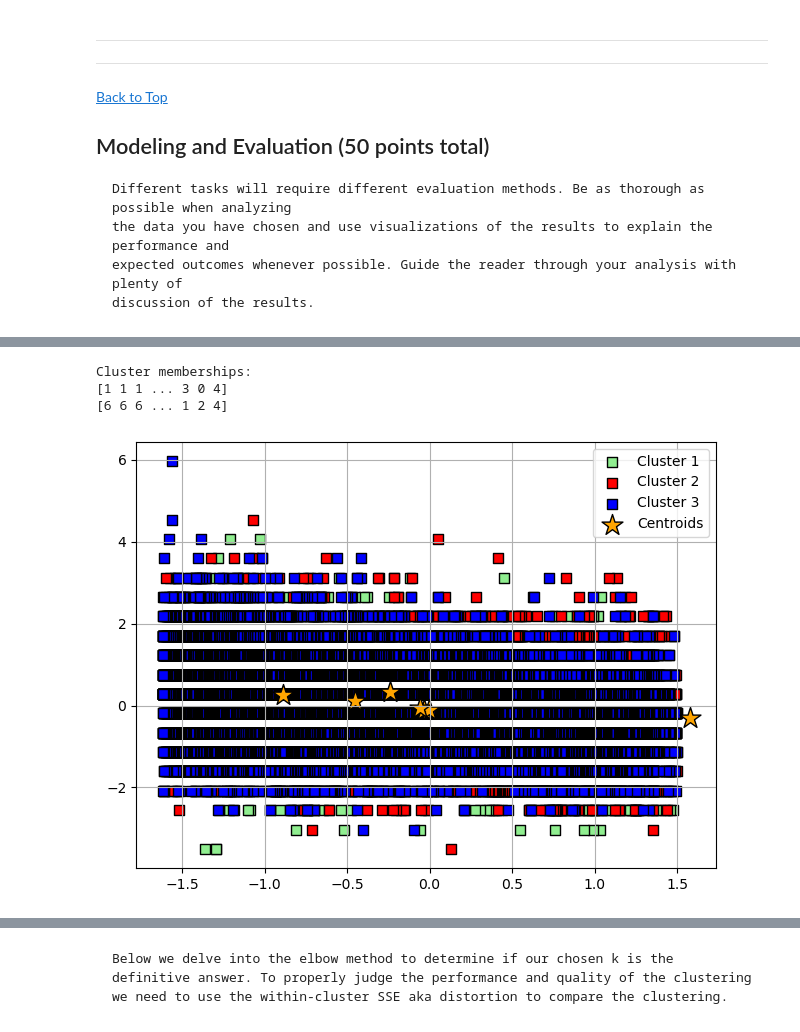
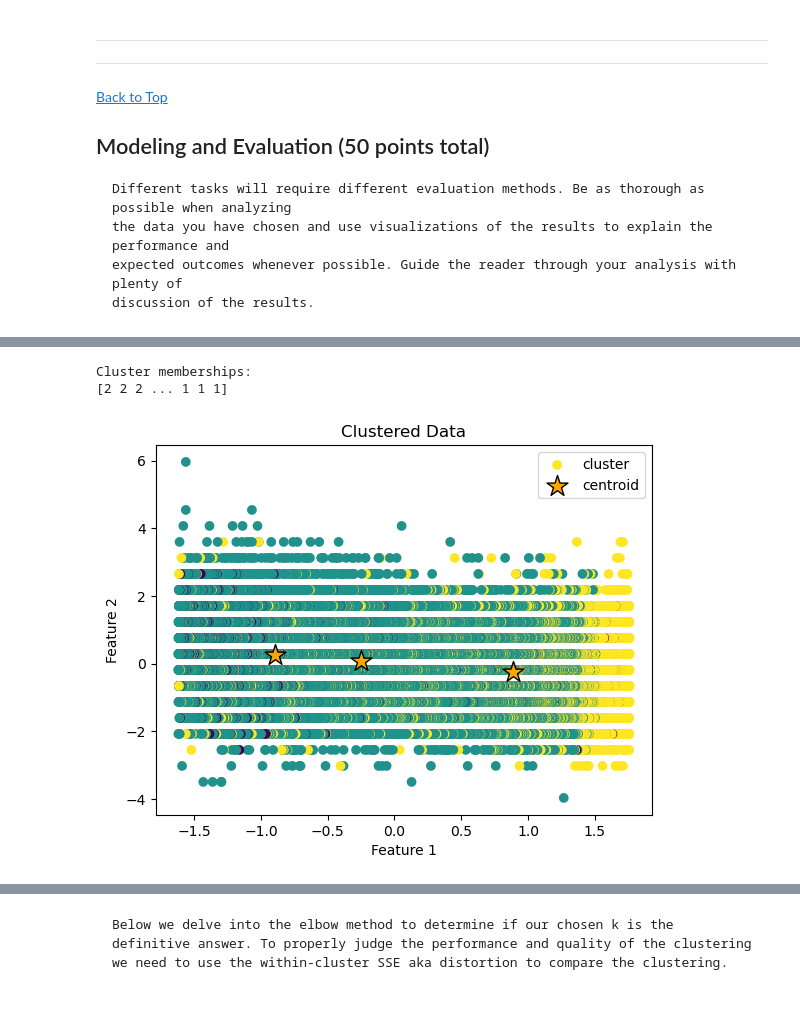
Before and after one commit to Mcusac/OnlineNewsPopML, a Jupyter notebook: 3 - Clustering, Association Rules, or Recommenders/Clustering(Matt_and_Tim).ipynb, the cells around one changed output, grey strips where cells are left out. Drawn from its saved outputs; the diff is of its cells as text; code cells hidden in the pictures.

```diff
--- a/3 - Clustering, Association Rules, or Recommenders/Clustering(Matt_and_Tim).ipynb
+++ b/3 - Clustering, Association Rules, or Recommenders/Clustering(Matt_and_Tim).ipynb
@@ -218,41 +208,21 @@ ___
 # %%
 # 5 Tim attempt
 
 
 # init used to initialize the cluster centroids - default is random but here we are choosing kmeans++ because it leads to faster convergence, n_init is the number of times to run the KMeans algo with different initializations - the default is 10
-kmeans = KMeans(init='k-means++', n_clusters=7, n_init=10).fit(df1_std)
-# three clusters from zero to two -- here we print our cluster memberships
+kmeans = KMeans(init='k-means++', n_clusters=3, n_init=10).fit(df1_std)
+
 print("Cluster memberships:\n{}".format(kmeans.labels_))
-# running the predict on the training set returns the same result as labels_
-y_km = kmeans.fit_predict(df1_std)
-print(y_km)
 
-# # Print the cluster labels and cluster centroids
-# display(kmeans.predict(df1_std))
-# display(kmeans.cluster_centers_)
+plt.scatter(df1_std[:, 0], df1_std[:, 1], c=kmeans.labels_)
+
+plt.scatter(kmeans.cluster_centers_[:, 0],kmeans.cluster_centers_[:, 1], s=250, marker='*',c='orange', edgecolor='black', label='Centroids')
+plt.legend(["cluster","centroid"], loc='best')
+plt.xlabel('Feature 1')
+plt.ylabel('Feature 2')
+plt.title('Clustered Data')
+plt.show()
 # %% [output]
 Cluster memberships:
-[1 1 1 ... 3 0 4]
-[6 6 6 ... 1 2 4]
+[2 2 2 ... 1 1 1]
+[figure, added]
-# %%
-# 6 Tim attempt
-# Cluster Viz 1 method
-
-plt.scatter(df1_std[y_km == 0, 0],df1_std[y_km == 0, 1], s=50, c='lightgreen',marker='s', edgecolor='black',label='Cluster 1')
-
-plt.scatter(df1_std[y_km == 1, 0],df1_std[y_km == 1, 1], s=50, c='red',marker='s', edgecolor='black',label='Cluster 2')
-
-plt.scatter(df1_std[y_km == 2, 0],df1_std[y_km == 2, 1], s=50, c='blue',marker='s', edgecolor='black',label='Cluster 3')
-
-plt.scatter(kmeans.cluster_centers_[:, 0],kmeans.cluster_centers_[:, 1], s=250, marker='*',c='orange', edgecolor='black', label='Centroids')
-
-
-plt.legend(scatterpoints=1)
-
-
-
-plt.grid()
-plt.tight_layout()
-plt.show()
-# %% [output]
-[figure, removed]
```
Also changed, not shown: parts of 44 cells of this notebook.
